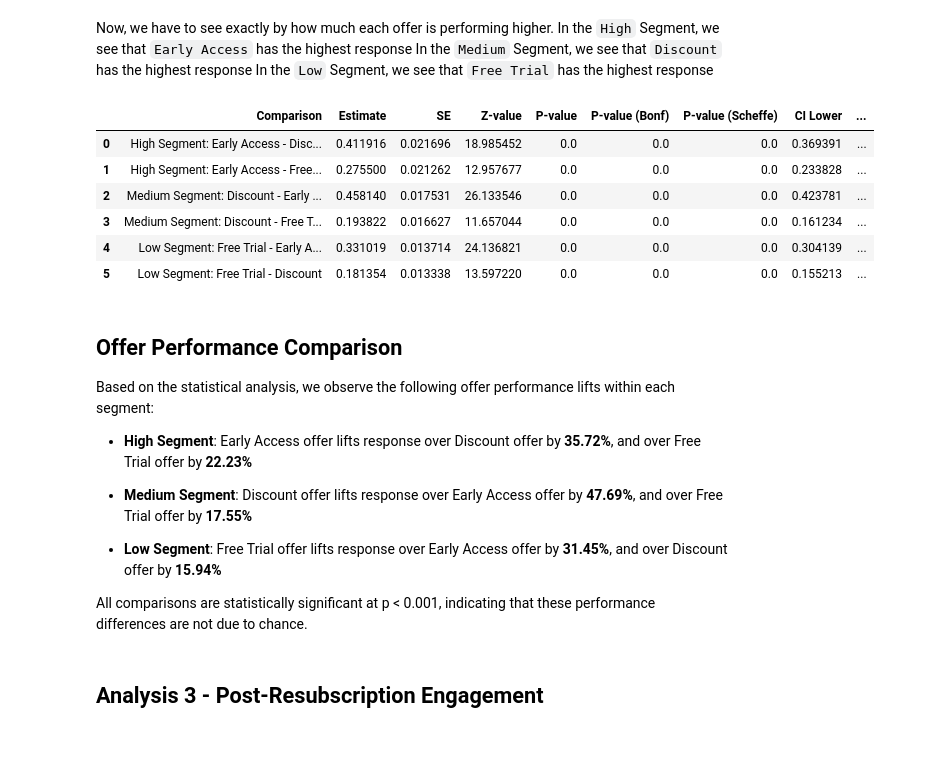
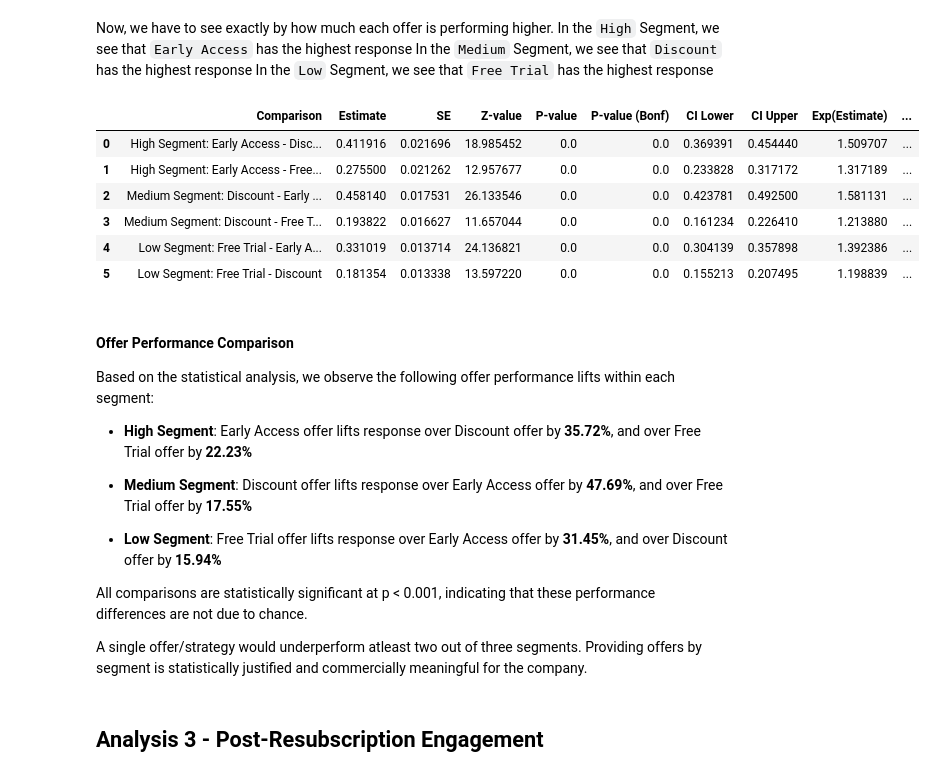
Before and after one commit to DivyaSharma0795/streaming-campaign-measurement, a Jupyter notebook: notebooks/03_Analysis.ipynb, the cells around one changed output. Cells and saved outputs as stored; diff of their text form; code cells hidden in the pictures; blank space fills up the shorter version.

```diff
--- a/notebooks/03_Analysis.ipynb
+++ b/notebooks/03_Analysis.ipynb
@@ -708,9 +733,6 @@ for label, contrast in contrast_vectors.items():
     #Bonferroni correction
     p_val_bonf = min(p_val * k, 1)
 
-    #Seheffe adjustment
-    p_val_scheffe = 1 - (1 - p_val) ** k
-
     lower = est - z_crit * se
     upper = est + z_crit * se
     exp_est = np.exp(est)
@@ -728,44 +750,43 @@ for label, contrast in contrast_vectors.items():
     offer1 = offers[0]  # First offer (numerator)
     offer2 = offers[1]  # Second offer (denominator)
 
     # Get predicted probabilities
     offer1_key = f'{segment} {offer1} Offer'
     offer2_key = f'{segment} {offer2} Offer'
     offer1_prob = predicted_df[predicted_df['Contrast'] == offer1_key]['predicted'].values[0]
     offer2_prob = predicted_df[predicted_df['Contrast'] == offer2_key]['predicted'].values[0]
 
     # Calculate lift in probability space (offer1 - offer2) / offer2
     lift = ((offer1_prob - offer2_prob) / offer2_prob) * 100
 
-    rows.append([label, est, se, z_val, p_val, p_val_bonf, p_val_scheffe, lower, upper, exp_est, exp_lower, exp_upper, lift])
+    rows.append([label, est, se, z_val, p_val, p_val_bonf, lower, upper, exp_est, exp_lower, exp_upper, lift])
 
 result_df = pd.DataFrame(rows, columns=[
     'Comparison',
     'Estimate',
     'SE',
     'Z-value',
     'P-value',
     'P-value (Bonf)',
-    'P-value (Scheffe)',
     'CI Lower',
     'CI Upper',
     'Exp(Estimate)',
     'Exp(CI Lower)',
     'Exp(CI Upper)',
     'Lift (%)'
     ])
 
 result_df
 # %% [output]
-|  | Comparison | Estimate | SE | Z-value | P-value | P-value (Bonf) | P-value (Scheffe) | CI Lower | ... |
-| 0 | High Segment: Early Access - Disc... | 0.411916 | 0.021696 | 18.985452 | 0.0 | 0.0 | 0.0 | 0.369391 | ... |
-| 1 | High Segment: Early Access - Free... | 0.275500 | 0.021262 | 12.957677 | 0.0 | 0.0 | 0.0 | 0.233828 | ... |
-| 2 | Medium Segment: Discount - Early ... | 0.458140 | 0.017531 | 26.133546 | 0.0 | 0.0 | 0.0 | 0.423781 | ... |
-| 3 | Medium Segment: Discount - Free T... | 0.193822 | 0.016627 | 11.657044 | 0.0 | 0.0 | 0.0 | 0.161234 | ... |
-| 4 | Low Segment: Free Trial - Early A... | 0.331019 | 0.013714 | 24.136821 | 0.0 | 0.0 | 0.0 | 0.304139 | ... |
-| 5 | Low Segment: Free Trial - Discount | 0.181354 | 0.013338 | 13.597220 | 0.0 | 0.0 | 0.0 | 0.155213 | ... |
+|  | Comparison | Estimate | SE | Z-value | P-value | P-value (Bonf) | CI Lower | CI Upper | Exp(Estimate) | ... |
+| 0 | High Segment: Early Access - Disc... | 0.411916 | 0.021696 | 18.985452 | 0.0 | 0.0 | 0.369391 | 0.454440 | 1.509707 | ... |
+| 1 | High Segment: Early Access - Free... | 0.275500 | 0.021262 | 12.957677 | 0.0 | 0.0 | 0.233828 | 0.317172 | 1.317189 | ... |
+| 2 | Medium Segment: Discount - Early ... | 0.458140 | 0.017531 | 26.133546 | 0.0 | 0.0 | 0.423781 | 0.492500 | 1.581131 | ... |
+| 3 | Medium Segment: Discount - Free T... | 0.193822 | 0.016627 | 11.657044 | 0.0 | 0.0 | 0.161234 | 0.226410 | 1.213880 | ... |
+| 4 | Low Segment: Free Trial - Early A... | 0.331019 | 0.013714 | 24.136821 | 0.0 | 0.0 | 0.304139 | 0.357898 | 1.392386 | ... |
+| 5 | Low Segment: Free Trial - Discount | 0.181354 | 0.013338 | 13.597220 | 0.0 | 0.0 | 0.155213 | 0.207495 | 1.198839 | ... |
 # %% [markdown]
-## Offer Performance Comparison
+#### Offer Performance Comparison
 
 Based on the statistical analysis, we observe the following offer performance lifts within each segment:
 
@@ -776,5 +797,7 @@ Based on the statistical analysis, we observe the following offer performance li
 - **Low Segment**: Free Trial offer lifts response over Early Access offer by **31.45%**, and over Discount offer by **15.94%**
 
 All comparisons are statistically significant at p < 0.001, indicating that these performance differences are not due to chance.
+
+A single offer/strategy would underperform atleast two out of three segments. Providing offers by segment is statistically justified and commercially meaningful for the company.
 # %% [markdown]
 ## Analysis 3 - Post-Resubscription Engagement
```
Also changed, not shown: parts of 6 cells of this notebook.
